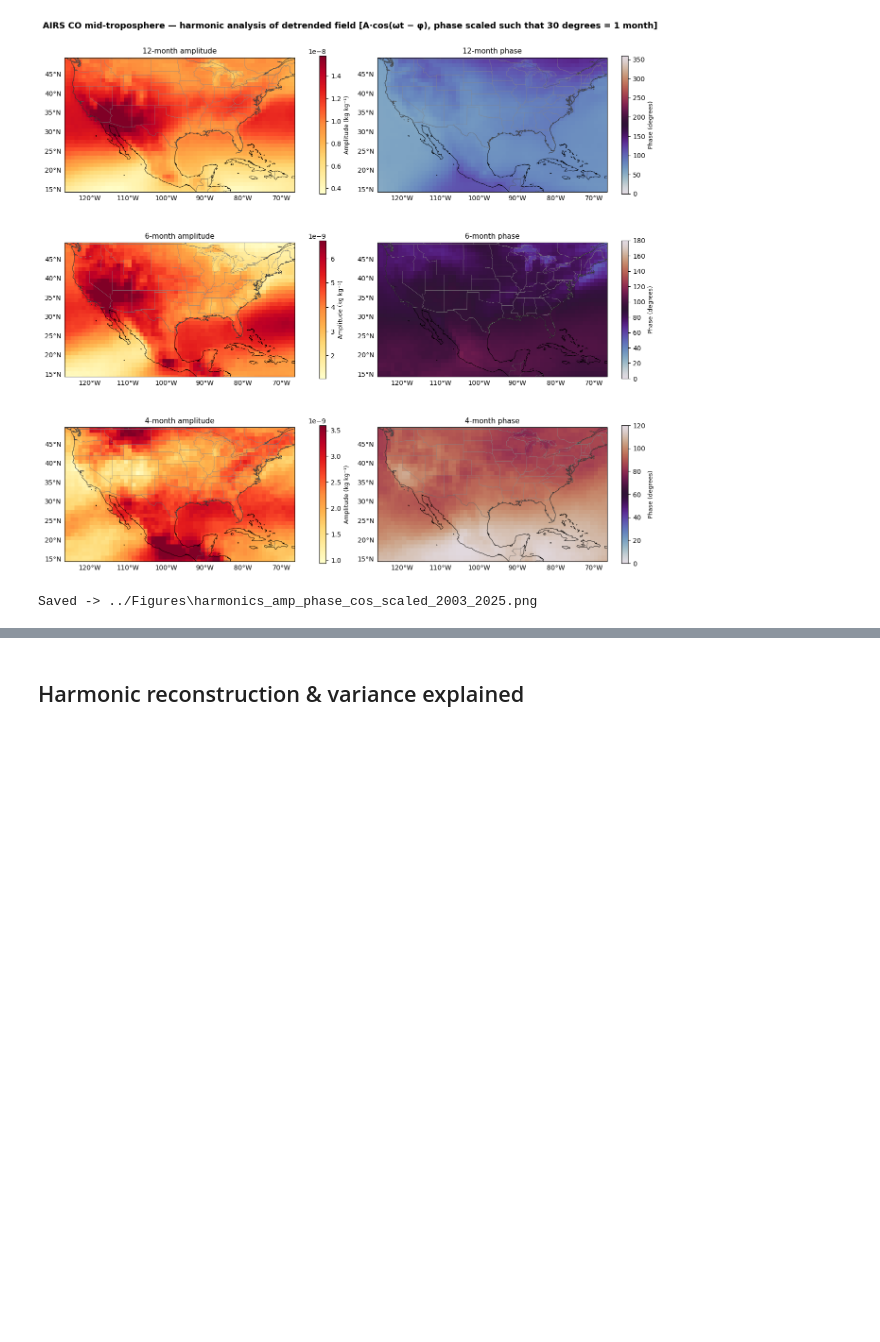
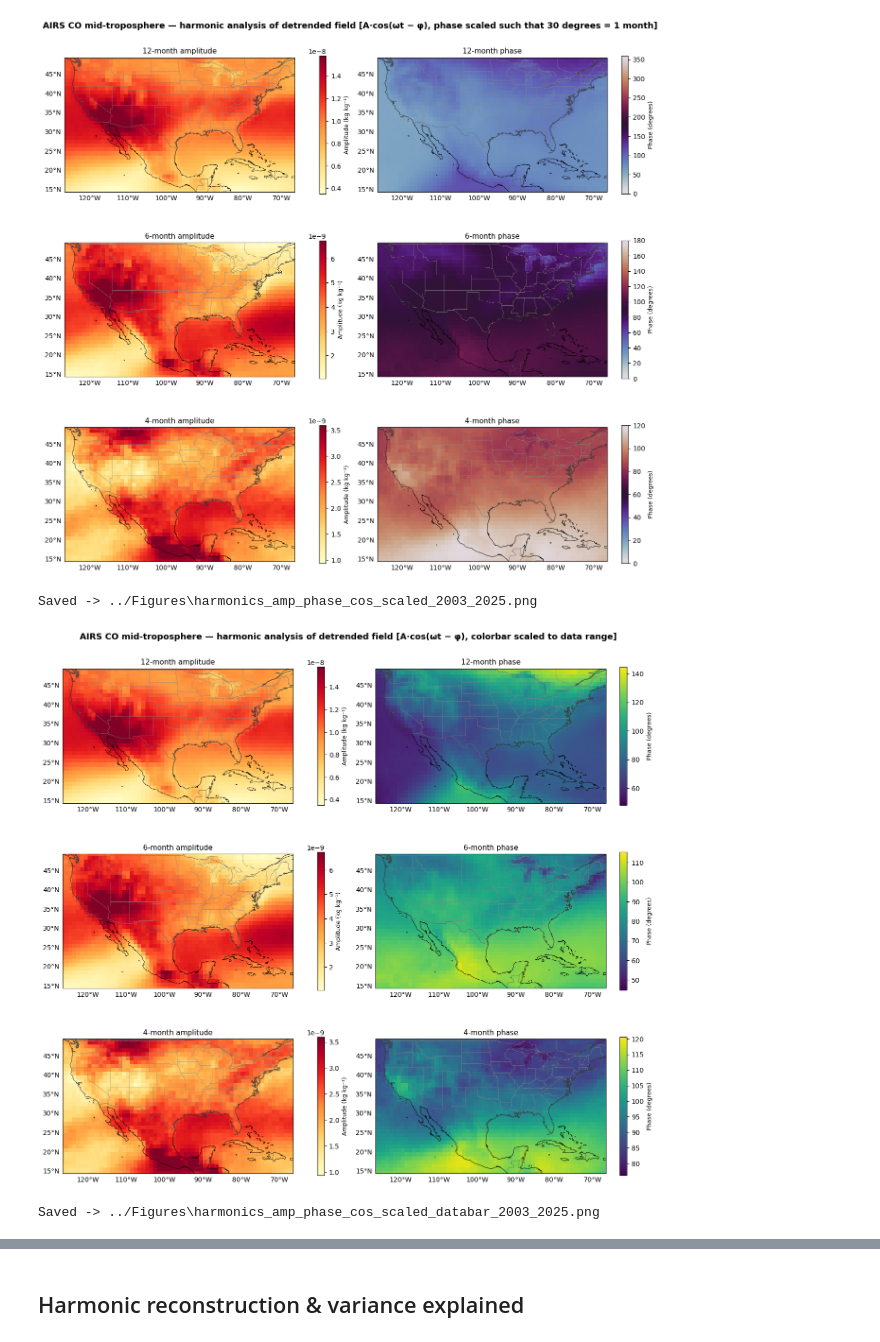
Before and after one commit to manohar322028/harmonic-analysis, a Jupyter notebook: Scripts/harmonic-cos.ipynb, the cells around one changed output, grey strips where cells are left out. Cells and saved outputs as stored; diff of their text form; code cells hidden in the pictures; blank space fills up the shorter version.

Commit message:
new plots

```diff
--- a/Scripts/harmonic-cos.ipynb
+++ b/Scripts/harmonic-cos.ipynb
@@ -214,3 +214,44 @@ print("Saved ->", out_h2)
 # %% [output]
 [figure]
 Saved -> ../Figures\harmonics_amp_phase_cos_scaled_2003_2025.png
+# %%
+fig_h3, axes_h3 = plt.subplots(
+    len(periods), 2, figsize=(13, 4 * len(periods)),
+    subplot_kw={"projection": ccrs.PlateCarree()}, constrained_layout=True,
+)
+
+def harm_map3(ax, data, cmap, label, title, vmin=None, vmax=None):
+    ax.set_extent(ext, crs=ccrs.PlateCarree())
+    ax.add_feature(cfeature.COASTLINE, linewidth=0.6, edgecolor="k")
+    ax.add_feature(cfeature.BORDERS,   linewidth=0.4, edgecolor="#555")
+    ax.add_feature(cfeature.STATES,    linewidth=0.25, edgecolor="#888")
+    pcm = ax.pcolormesh(lons, lats, data, transform=ccrs.PlateCarree(),
+                        cmap=cmap, vmin=vmin, vmax=vmax, shading="nearest")
+    gl = ax.gridlines(draw_labels=True, linewidth=0, color="none")
+    gl.top_labels = gl.right_labels = False
+    cb = fig_h3.colorbar(pcm, ax=ax, orientation="vertical", fraction=0.03, pad=0.06)
+    cb.set_label(label, fontsize=9)
+    ax.set_title(title, fontsize=11, pad=6)
+
+for r, P in enumerate(periods):
+    pha_scaled = pha[P] * (P / 12)
+
+    # Colorbar spans just a bit past the actual data range -> linear gradient, not full cyclic wrap
+    lo, hi = np.nanmin(pha_scaled), np.nanmax(pha_scaled)
+    pad = 0.05 * (hi - lo)
+
+    harm_map3(axes_h3[r, 0], amp[P], "YlOrRd", "Amplitude (kg kg⁻¹)",
+              f"{P}-month amplitude", vmax=np.nanpercentile(amp[P], 98))
+    harm_map3(axes_h3[r, 1], pha_scaled, "viridis", "Phase (degrees)",
+              f"{P}-month phase", vmin=lo - pad, vmax=hi + pad)
+
+fig_h3.suptitle(
+    "AIRS CO mid-troposphere — harmonic analysis of detrended field [A·cos(ωt − φ), colorbar scaled to data range]",
+    fontsize=13, fontweight="bold")
+out_h3 = os.path.join(OUT_DIR, "harmonics_amp_phase_cos_scaled_databar_2003_2025.png")
+fig_h3.savefig(out_h3, dpi=150, bbox_inches="tight")
+plt.show()
+print("Saved ->", out_h3)
+# %% [output]
+[figure, added]
+Saved -> ../Figures\harmonics_amp_phase_cos_scaled_databar_2003_2025.png
```
Also changed, not shown: parts of 2 cells of this notebook, 4 other files.
